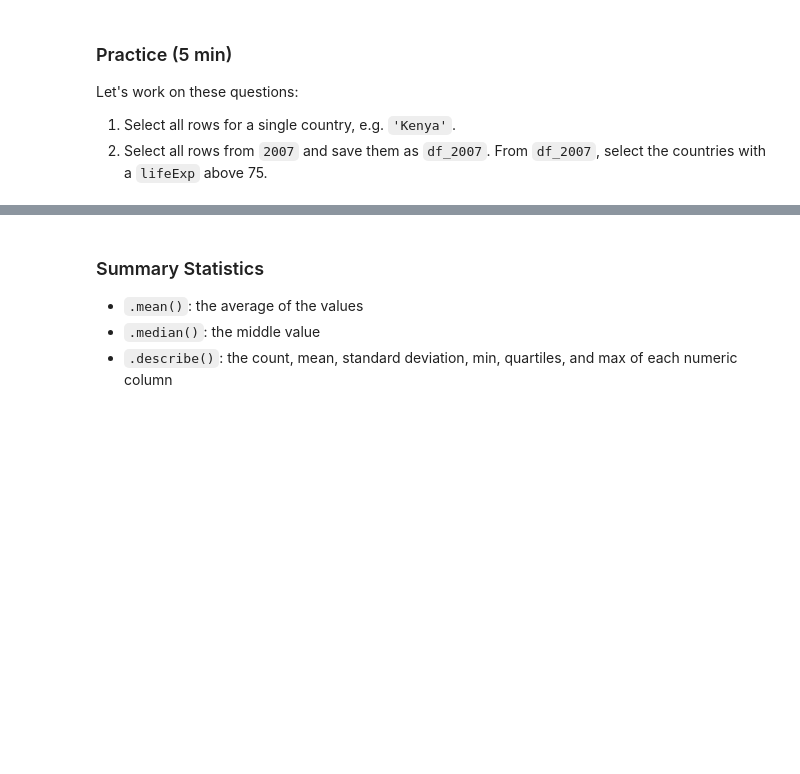
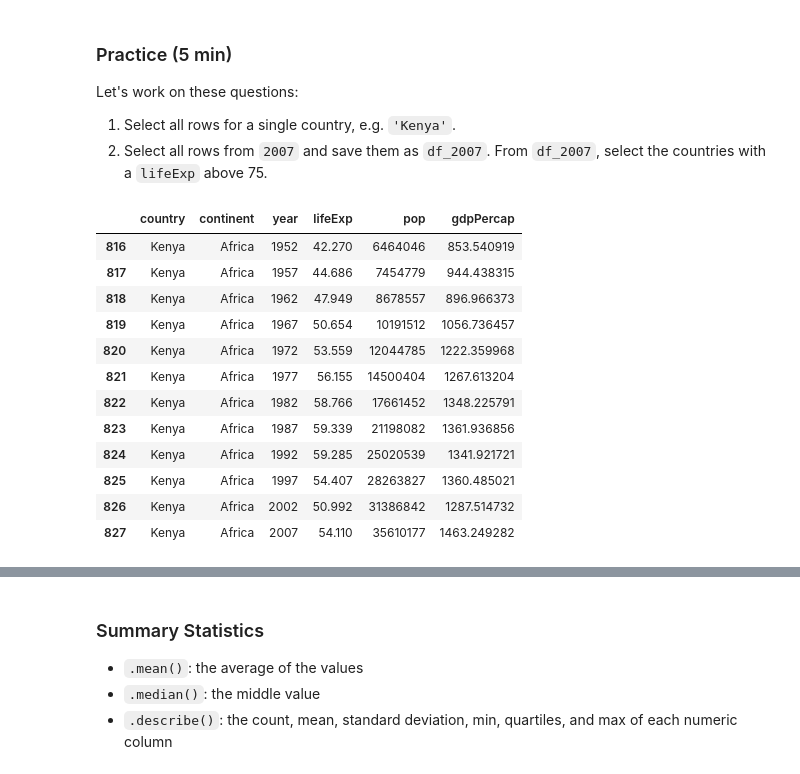
Before and after one commit to dorin-artzi/gsk-intro-scientific-python-course, a Jupyter notebook: notebooks/module_05.ipynb, the cells around one changed output, grey strips where cells are left out. Cells and saved outputs as stored; diff of their text form; code cells hidden in the pictures; blank space fills up the shorter version.

```diff
--- a/notebooks/module_05.ipynb
+++ b/notebooks/module_05.ipynb
@@ -176,5 +267,6 @@ Let's work on these questions:
 3. How many rows and columns does `df` have? What is the data type of each column?
 # %%
 # 1.
+df = pd.read_csv('data/gapminder.tsv', sep='\t')
 # %%
 # 2.
@@ -205,5 +360,20 @@ Let's work on these questions:
 2. Select all rows from `2007` and save them as `df_2007`. From `df_2007`, select the countries with a `lifeExp` above 75.
 # %%
 # 1.
+df[df['country'] == 'Kenya']
+# %% [output]
+|  | country | continent | year | lifeExp | pop | gdpPercap |
+| 816 | Kenya | Africa | 1952 | 42.270 | 6464046 | 853.540919 |
+| 817 | Kenya | Africa | 1957 | 44.686 | 7454779 | 944.438315 |
+| 818 | Kenya | Africa | 1962 | 47.949 | 8678557 | 896.966373 |
+| 819 | Kenya | Africa | 1967 | 50.654 | 10191512 | 1056.736457 |
+| 820 | Kenya | Africa | 1972 | 53.559 | 12044785 | 1222.359968 |
+| 821 | Kenya | Africa | 1977 | 56.155 | 14500404 | 1267.613204 |
+| 822 | Kenya | Africa | 1982 | 58.766 | 17661452 | 1348.225791 |
+| 823 | Kenya | Africa | 1987 | 59.339 | 21198082 | 1361.936856 |
+| 824 | Kenya | Africa | 1992 | 59.285 | 25020539 | 1341.921721 |
+| 825 | Kenya | Africa | 1997 | 54.407 | 28263827 | 1360.485021 |
+| 826 | Kenya | Africa | 2002 | 50.992 | 31386842 | 1287.514732 |
+| 827 | Kenya | Africa | 2007 | 54.110 | 35610177 | 1463.249282 |
 # %%
 # 2.
```
Also changed, not shown: parts of 22 cells of this notebook, 2 other files.
